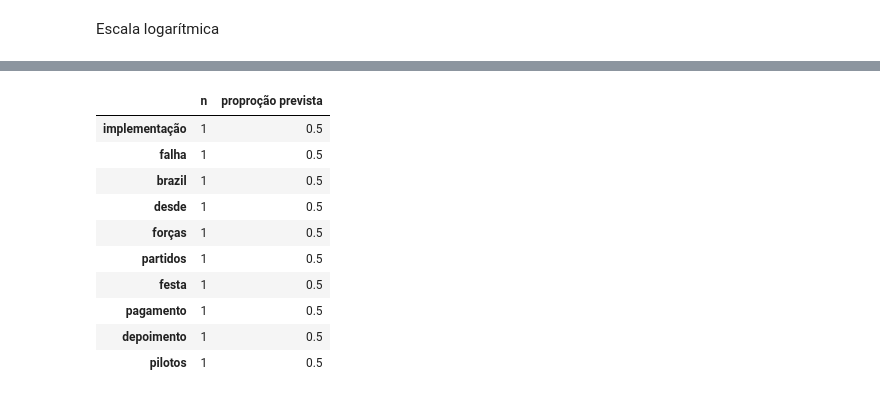
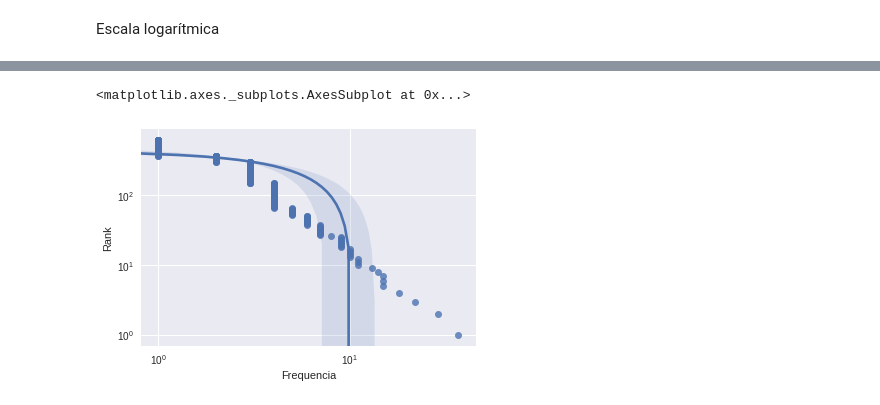
Before and after one commit to Joaohdss/Minerando-Dados-Ri-Lab2, a Jupyter notebook: lab2.ipynb, the cells around one changed output, grey strips where cells are left out. Drawn from its saved outputs; the diff is of its cells as text; code cells hidden in the pictures.

```diff
--- a/lab2.ipynb
+++ b/lab2.ipynb
@@ -108,23 +98,9 @@ plt.show()
-# %%
-menor_frequencia = frequencia.tail(10)
-
-
-frequencia_tail = {
-    'n': menor_frequencia,
-    'proproção prevista' : 1/(menor_frequencia *(menor_frequencia + 1))
-}
-
-frequencia_tail = pd.DataFrame(frequencia_tail)
-frequencia_tail.head(10)
-# %% [output]
-|  | n | proproção prevista |
-| implementação | 1 | 0.5 |
-| falha | 1 | 0.5 |
-| brazil | 1 | 0.5 |
-| desde | 1 | 0.5 |
-| forças | 1 | 0.5 |
-| partidos | 1 | 0.5 |
-| festa | 1 | 0.5 |
-| pagamento | 1 | 0.5 |
-| depoimento | 1 | 0.5 |
-| pilotos | 1 | 0.5 |
+# %%
+import seaborn as sns
+f, ax = plt_pyp.subplots()
+ax.set(xscale="log", yscale="log")
+
+sns.regplot(x="Frequencia", y="Rank", data=frequencia_top_50)
+# %% [output]
+<matplotlib.axes._subplots.AxesSubplot at 0x...>
+[figure, added]
```
Also changed, not shown: parts of 6 cells of this notebook.
